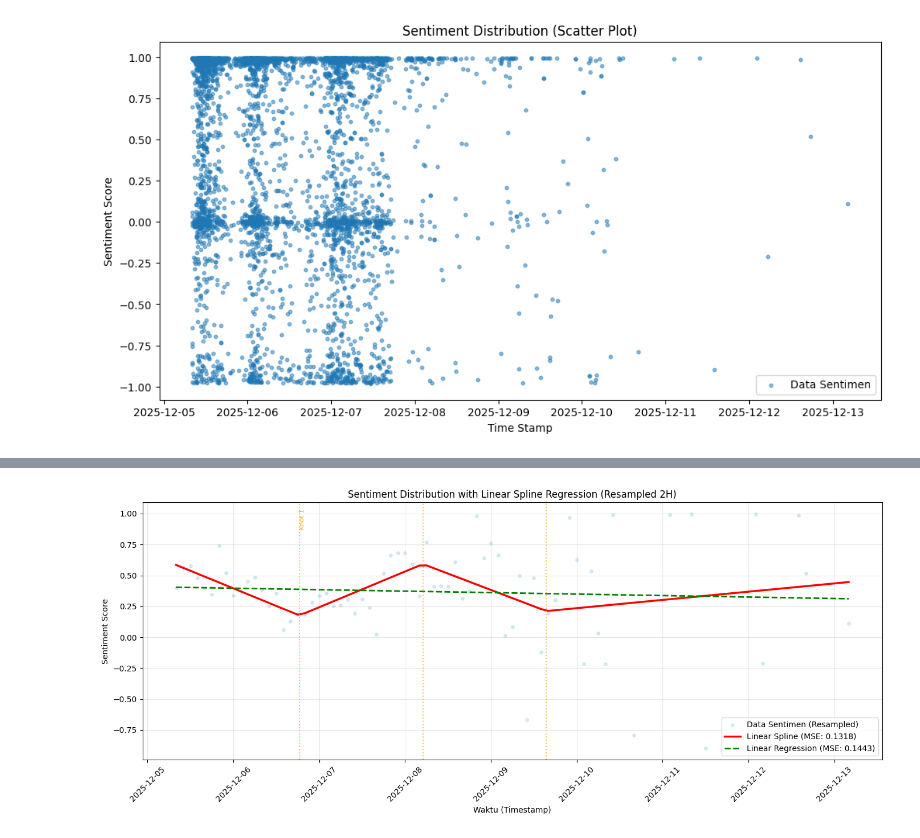
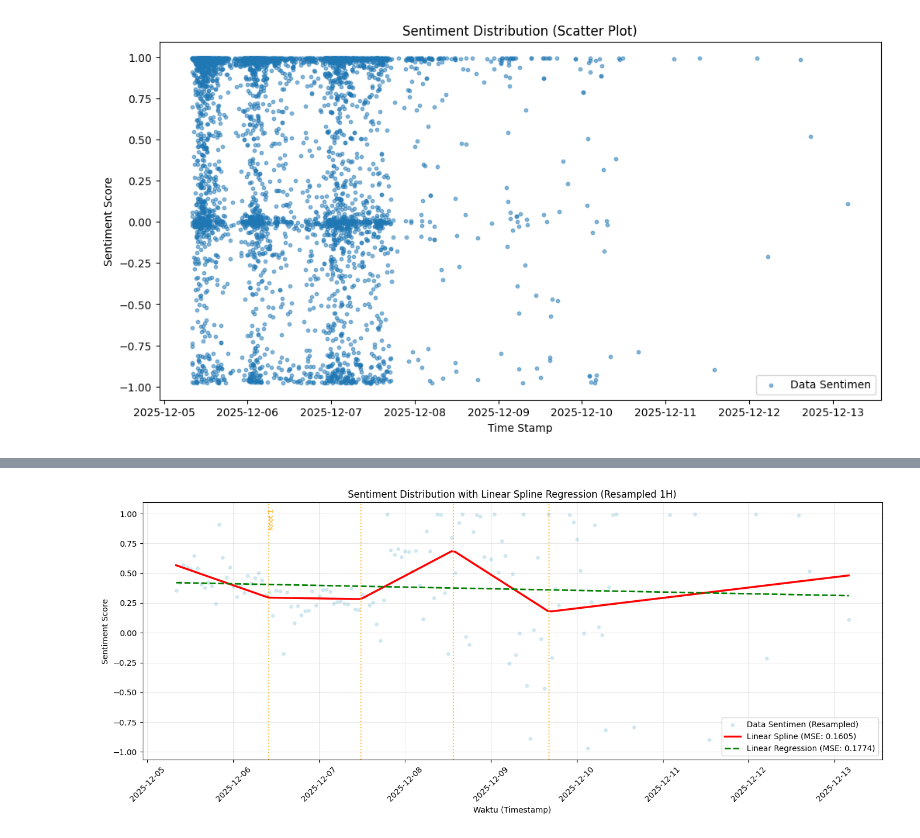
Before and after one commit to YehezkielG/sentiment-spline-truncated-bencana-banjir, a Jupyter notebook: notebook.ipynb, the cells around one changed output, grey strips where cells are left out. Drawn from its saved outputs; the diff is of its cells as text; code cells hidden in the pictures.

```diff
--- a/notebook.ipynb
+++ b/notebook.ipynb
@@ -148,8 +149,6 @@ def auto_tune_spline(x_data, y_data, max_knots=10):
     best_model_obj = None
     best_knots_loc = None
 
-    print(f"{'Knots':<5} | {'GCV Score':<10} | {'Status'}")
-    print("-" * 30)
 
     for n in range(1, max_knots + 1):
         # A. Setup
@@ -164,7 +163,6 @@ def auto_tune_spline(x_data, y_data, max_knots=10):
         # C. Score
         score = calculate_gcv(y_data, y_pred, n)
 
-        is_best = ""
         if score < best_score:
             best_score = score
             best_n = n
@@ -172,12 +170,6 @@ def auto_tune_spline(x_data, y_data, max_knots=10):
             # SIMPAN OBJEK PENTINGNYA
             best_model_obj = model
             best_knots_loc = current_knots
-            is_best = "*" # Penanda visual
 
-        print(f"{n:<5} | {score:.4f}     | {is_best}")
 
-    print("-" * 30)
-    print(f"JUARA: {best_n} Knots (GCV Terendah)")
-
-    # RETURN PAKET LENGKAP (Tuple)
     return best_n, best_knots_loc, best_model_obj
@@ -184,7 +241,8 @@ def auto_tune_spline(x_data, y_data, max_knots=10):
 # %%
+h = 1
 df_regression_indexed = df_regression.set_index(pd.to_datetime(df['createTime'], unit='s'))
 
-df_resampled = df_regression_indexed['y'].resample('2h').mean()
+df_resampled = df_regression_indexed['y'].resample(f'{h}h').mean()
 df_resampled = df_resampled.dropna()
 
 start_time = df_resampled.index.min()
@@ -194,7 +252,7 @@ df_regression_resampled['y'] = df_resampled.values
 # %%
 x = df_regression_resampled['x'].values
 y = df_regression_resampled['y'].values
-n_knots = 10
+n_knots = 100
 optimal_n, final_knots, final_model = auto_tune_spline(x, y, n_knots)
 print(f"Lokasi Knots ditemukan di x = {final_knots}")
 X_spline = create_spline_features(x, final_knots)
@@ -217,4 +261,5 @@ Lokasi Knots ditemukan di x = [ 34.5  69.  103.5]
 # %%
+final_model = Model()
 final_model.fit(X_spline, y)
 y_pred = final_model.predict(X_spline)
 
@@ -230,33 +275,33 @@ mse_linear = mean_squared_error(y, y_pred_linear)
 x_timestamps = start_time + pd.to_timedelta(x, unit='h')
 
 # Konversi posisi knot ke timestamp
 knot_timestamps = start_time + pd.to_timedelta(final_knots, unit='h')
 
 plt.figure(figsize=(14, 6))
 plt.scatter(x_timestamps, y, alpha=0.5, s=15, label='Data Sentimen (Resampled)', color='lightblue')
 plt.plot(x_timestamps, y_pred, color='red', linewidth=2.5, label=f'Linear Spline (MSE: {mse_spline:.4f})')
 plt.plot(x_timestamps, y_pred_linear, color='green', linewidth=2, linestyle='--', label=f'Linear Regression (MSE: {mse_linear:.4f})')
 
 # Tambahkan garis vertikal untuk knot positions
 for i, knot_time in enumerate(knot_timestamps):
     plt.axvline(knot_time, color='orange', linestyle=':', linewidth=1.5, alpha=0.7)
     if i == 0:
         plt.text(knot_time, plt.ylim()[1] * 0.95, f'Knot {i+1}',
                  rotation=90, verticalalignment='top', fontsize=8, color='orange')
 
-plt.title("Sentiment Distribution with Linear Spline Regression (Resampled 2H)")
+plt.title(f"Sentiment Distribution with Linear Spline Regression (Resampled {h}H)")
 plt.xlabel("Waktu (Timestamp)")
 plt.ylabel("Sentiment Score")
 plt.legend()
 plt.grid(True, alpha=0.3)
 plt.xticks(rotation=45)
 plt.tight_layout()
 plt.show()
 
 # Print knot timestamps
 print(f"\n=== Lokasi Knot (Waktu Sebenarnya) ===")
 for i, (knot_x, knot_time) in enumerate(zip(final_knots, knot_timestamps), 1):
     print(f"Knot {i}: x={knot_x:.2f} jam → {knot_time.strftime('%Y-%m-%d %H:%M:%S')}")
 # %% [output]
-[figure, old version]
+[figure, new version]
 === Lokasi Knot (Waktu Sebenarnya) ===
```
Also changed, not shown: parts of 11 cells of this notebook, 1 other file.
